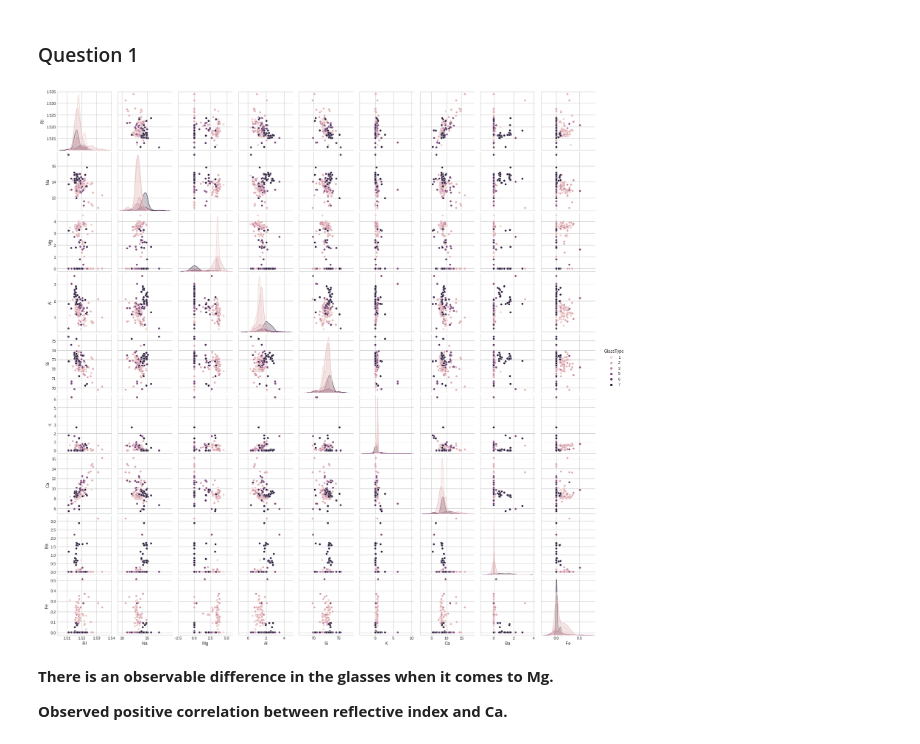
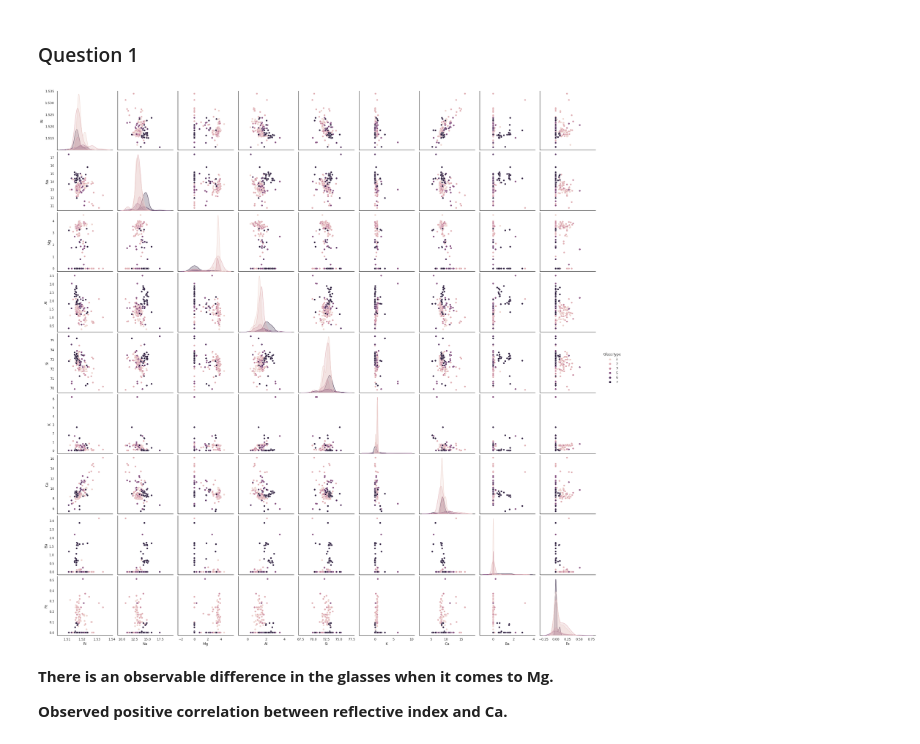
Before and after one commit to BongumusaSizwe/DVE, a Jupyter notebook: Assignment 1/1. Glass.ipynb, the cells around one changed output. Drawn from its saved outputs; the diff is of its cells as text; code cells hidden in the pictures.

```diff
--- a/Assignment 1/1. Glass.ipynb
+++ b/Assignment 1/1. Glass.ipynb
@@ -54,10 +57,10 @@ df.head()
 ### Question 1
 # %%
 cols = columns[1:]
-sns.pairplot(df[cols], hue='GlassType')
+sns.pairplot(df[cols], hue='GlassType', height = 3)
 plt.show()
 # %% [output]
-[figure, old version]
+[figure, new version]
 # %% [markdown]
 **There is an observable difference in the glasses when it comes to Mg.**
 
```
Also changed, not shown: parts of 5 cells of this notebook, 1 other file.
